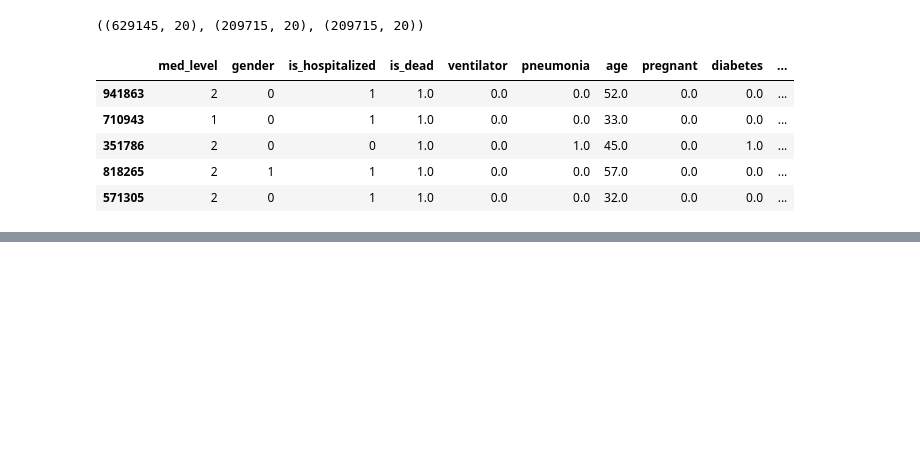
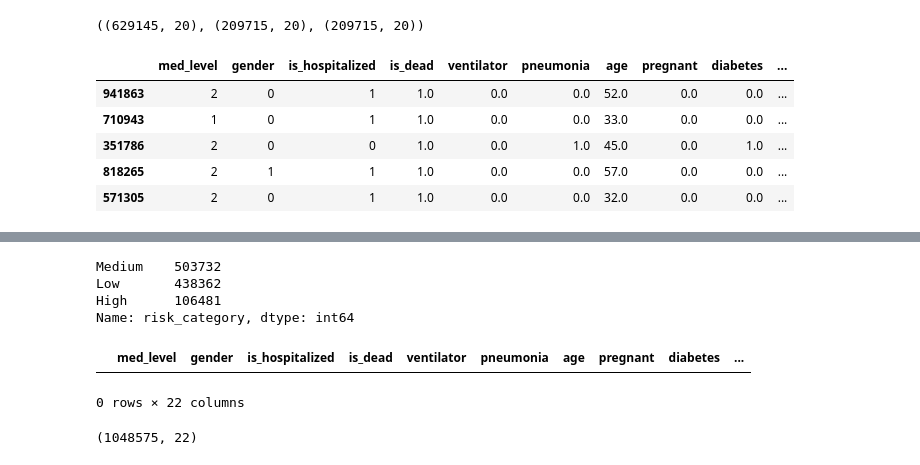
Before and after one commit to Chellyann-moreno/covid19-project, a Jupyter notebook: non_final_wrangle.ipynb, the cells around one changed output, grey strips where cells are left out. Saved outputs shown, nothing was run; the diff lists cells and outputs as text; code cells hidden in the pictures; blank space fills up the shorter version.

```diff
--- a/non_final_wrangle.ipynb
+++ b/non_final_wrangle.ipynb
@@ -278,0 +330,22 @@ def create_pie_chart(df, column_name,title):
+# %%
+# Define the column names of the risk-related columns
+risk_columns = ['is_hospitalized', 'ventilator',
+       'pneumonia', 'pregnant', 'diabetes', 'copd', 'asthma',
+       'immunosup', 'hypertension', 'heart_problems', 'obese', 'renal_disease',
+       'smoker', 'covid_pos', 'icu', 'age_risk']
+
+# Calculate the sum of risk-related columns
+df['risk_sum'] = df[risk_columns].sum(axis=1)
+
+# Define the conditions for categorizing the risks
+conditions = [
+    (df['risk_sum'] <= 1),      # Low risk
+    (df['risk_sum'] <= 3),      # Medium risk
+    (df['risk_sum'] > 3)        # High risk
+]
+
+# Define the risk categories
+risk_categories = ['Low', 'Medium', 'High']
+
+# Create the new 'risk_category' column based on the conditions and categories
+df['risk_category'] = np.select(conditions, risk_categories, default='Unknown')
@@ -278,0 +362,16 @@ def create_pie_chart(df, column_name,title):
+# %%
+df.risk_category.value_counts()
+# %% [output]
+Medium    503732
+Low       438362
+High      106481
+Name: risk_category, dtype: int64
+# %%
+df[df.risk_category=='Unknown']
+# %% [output]
+|  | med_level | gender | is_hospitalized | is_dead | ventilator | pneumonia | age | pregnant | diabetes | ... |
+0 rows × 22 columns
+# %%
+df.shape
+# %% [output]
+(1048575, 22)
```
Also changed, not shown: parts of 8 cells of this notebook, 6 other files.
